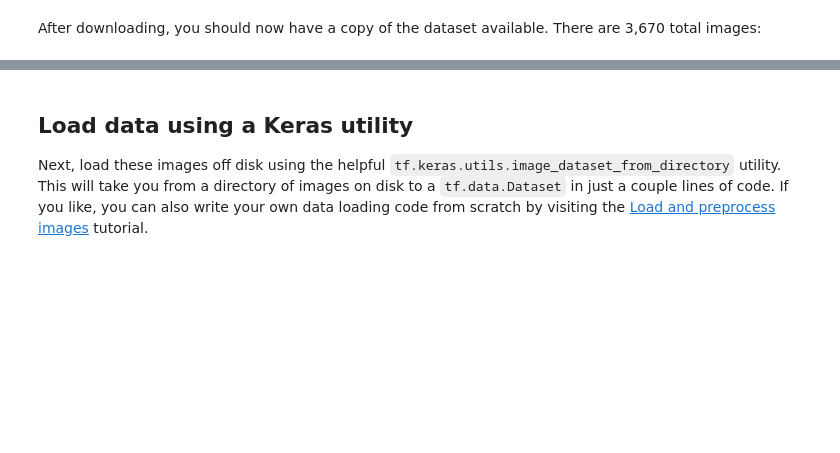
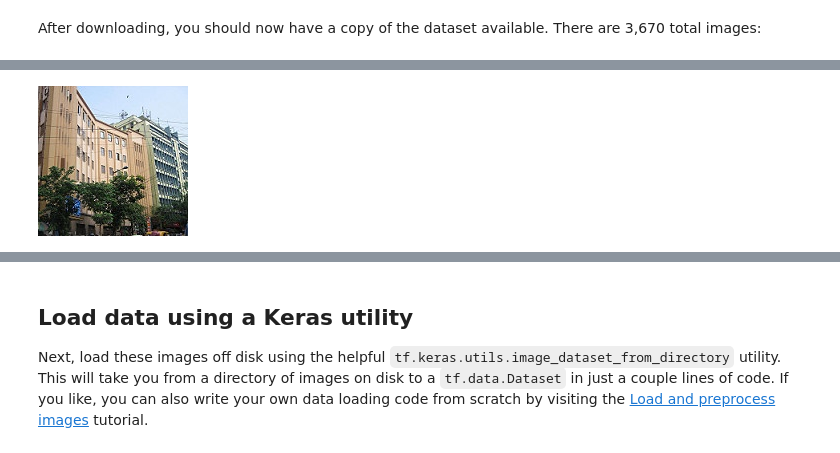
Before and after one commit to MaheeGamage/TIES4911-DL-for-dev, a Jupyter notebook: Demo/demo-3/classification.ipynb, the cells around one changed output, grey strips where cells are left out. Drawn from its saved outputs; the diff is of its cells as text; code cells hidden in the pictures; blank space fills up the shorter version.

```diff
--- a/Demo/demo-3/classification.ipynb
+++ b/Demo/demo-3/classification.ipynb
@@ -111,4 +161,6 @@ And some tulips:
 # %%
-tulips = list(data_dir.glob('tulips/*'))
-PIL.Image.open(str(tulips[0]))
+buildings = list(training_data_dir.glob('buildings/*'))
+PIL.Image.open(str(buildings[0]))
+# %% [output]
+[figure, added]
 # %%
```
Also changed, not shown: parts of 35 cells of this notebook.
